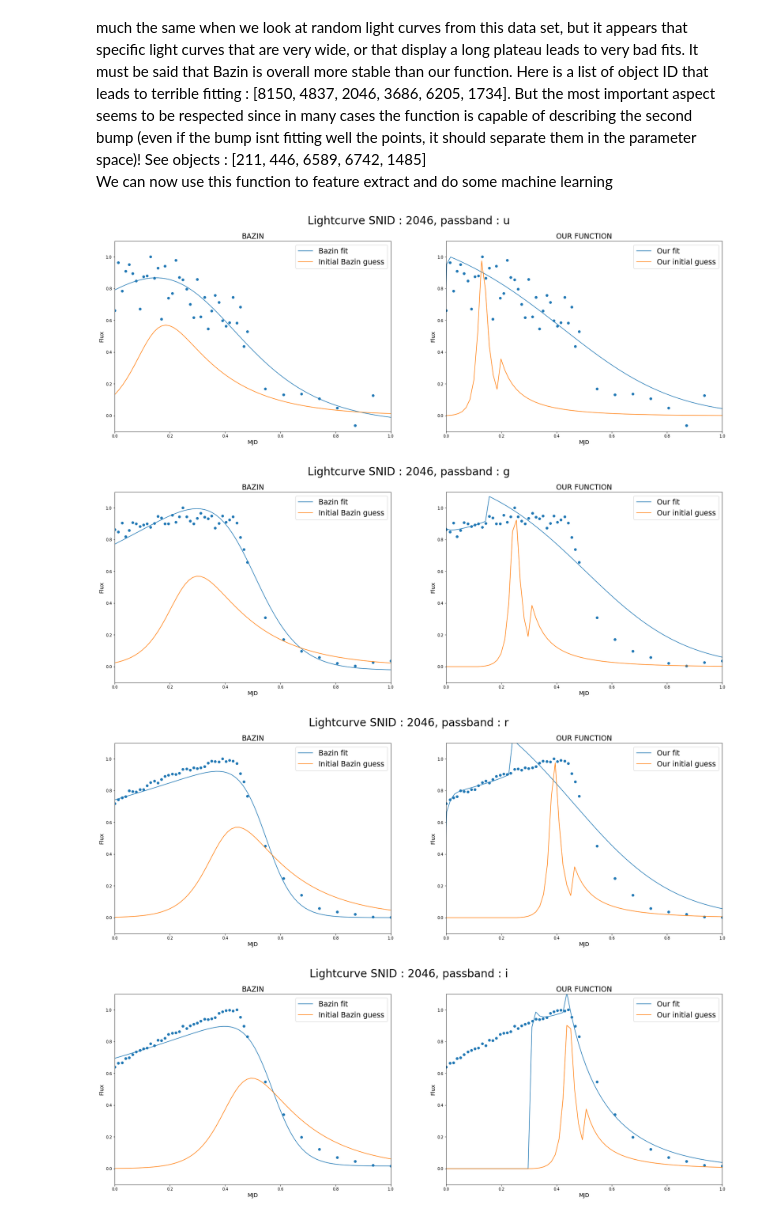
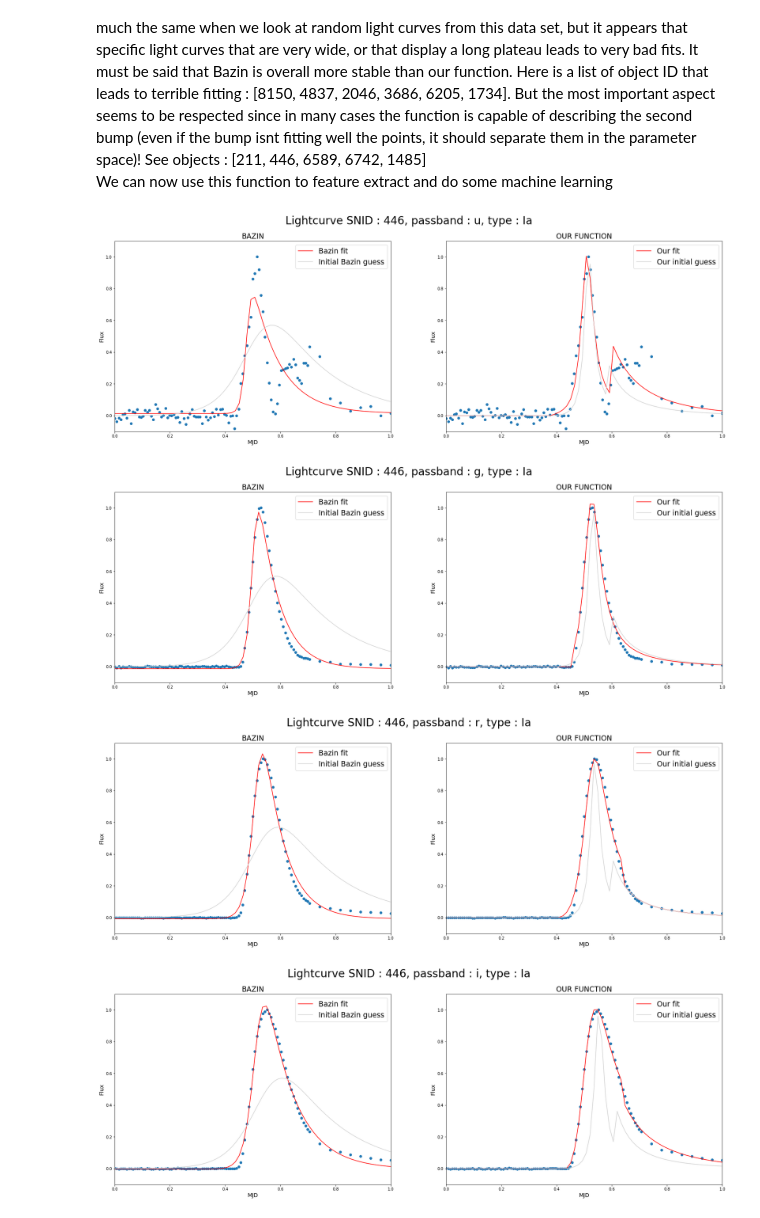
Before and after one commit to erusseil/GP_FeatureExtraction, a Jupyter notebook: Function_Generation/Evaluate_function.ipynb, the cells around one changed output. Drawn from its saved outputs; the diff is of its cells as text; code cells hidden in the pictures.

Commit message:
Plots : better colors + type in title

```diff
--- a/Function_Generation/Evaluate_function.ipynb
+++ b/Function_Generation/Evaluate_function.ipynb
@@ -50,13 +50,14 @@ def get_obj(snid,flt):
     mjd = obj['MJD']
     flux = obj['FLUXCAL']
     fluxerr = obj['FLUXCALERR']
+    target = meta_raw.loc[meta_raw['SNID']== snid, 'type'].iloc[0]
 
     # Add zero points far away
     mjd = mjd.append(pd.Series([-1,-2,-3,2,3,4]),ignore_index=True)
     flux = flux.append(pd.Series([0,0,0,0,0,0]),ignore_index=True)
     fluxerr = fluxerr.append(pd.Series([0.001]*6),ignore_index=True)
 
-    return mjd,flux,fluxerr
+    return mjd,flux,fluxerr,target
 # %%
 nb_obj = len(meta_raw)
 all_type = np.unique(meta_raw['type'])
@@ -87,8 +88,10 @@ We create a function that does a comparison of our function vs bazin given the S
 # %%
 def compare(snid,flt,size=(28,9)):
 
+    fit_color = 'red'
+    guess_color = 'lightgray'
 
-    mjd,flux,fluxerr = get_obj(snid,flt)
+    mjd,flux,fluxerr,target = get_obj(snid,flt)
     peak_mjd = mjd[np.argmax(flux)]
 
     guess_bazin = [1, peak_mjd, 0.2, -0.05, 0]
@@ -97,7 +100,7 @@ def compare(snid,flt,size=(28,9)):
     x_fit = np.linspace(mjd.min(),mjd.max(),500)
 
     fig = plt.figure(figsize=size)
-    plt.suptitle(f'Lightcurve SNID : {snid}, passband : {flt}',fontsize = size[0])
+    plt.suptitle(f'Lightcurve SNID : {snid}, passband : {flt}, type : {target}',fontsize = size[0])
 
 
     ## BAZIN FIT ##############################
@@ -108,8 +111,8 @@ def compare(snid,flt,size=(28,9)):
     m.migrad()
 
     plt.scatter(mjd,flux)
-    plt.plot(x_fit,bazin(x_fit,m.values[0],m.values[1],m.values[2],m.values[3],m.values[4]),label = 'Bazin fit')
-    plt.plot(x_fit,bazin(x_fit,*guess_bazin),label = 'Initial Bazin guess')
+    plt.plot(x_fit,bazin(x_fit,m.values[0],m.values[1],m.values[2],m.values[3],m.values[4]),label = 'Bazin fit', c=fit_color)
+    plt.plot(x_fit,bazin(x_fit,*guess_bazin),label = 'Initial Bazin guess', c=guess_color)
 
     plt.title('BAZIN',size = 2*size[0]/3)
     plt.xlabel('MJD',size = size[0]/2)
@@ -126,8 +129,8 @@ def compare(snid,flt,size=(28,9)):
     m.migrad()
 
     plt.scatter(mjd,flux)
-    plt.plot(x_fit,ego(x_fit,m.values[0],m.values[1],m.values[2],m.values[3],m.values[4],m.values[5],m.values[6]),label = 'Our fit')
-    plt.plot(x_fit,ego(x_fit,*guess_ego),label = 'Our initial guess')
+    plt.plot(x_fit,ego(x_fit,m.values[0],m.values[1],m.values[2],m.values[3],m.values[4],m.values[5],m.values[6]),label = 'Our fit', c=fit_color)
+    plt.plot(x_fit,ego(x_fit,*guess_ego),label = 'Our initial guess', c=guess_color)
 
     plt.title('OUR FUNCTION',size = 2*size[0]/3)
     plt.xlabel('MJD',size = size[0]/2)
@@ -158,11 +161,11 @@ Unfortunately we see in band Y that it is not perfect since it totally misses ev
 Below is cell that compares bazin with our function for random objects, you can try and see how well it behaves in this dataset ! The conclusions we draw from the above example are pretty much the same when we look at random light curves from this data set, but it appears that specific light curves that are very wide, or that display a long plateau leads to very bad fits. It must be said that Bazin is overall more stable than our function. Here is a list of object ID that leads to terrible fitting : [8150, 4837, 2046, 3686, 6205, 1734]. But the most important aspect seems to be respected since in many cases the function is capable of describing the second bump (even if the bump isnt fitting well the points, it should separate them in the parameter space)! See objects : [211, 446, 6589, 6742, 1485] <br>We can now use this function to feature extract and do some machine learning
 # %%
 rand_obj = int(all_obj[random.randint(0,4000)])
-rand_obj = 2046
+rand_obj = 446
 for i in ['u','g','r','i','z','Y']:
     compare(rand_obj,i)
 # %% [output]
-[figure, old version]
+[figure, new version]
-[figure, old version]
+[figure, new version]
-[figure, old version]
+[figure, new version]
-[figure, old version]
+[figure, new version]
```
Also changed, not shown: parts of 3 cells of this notebook.
